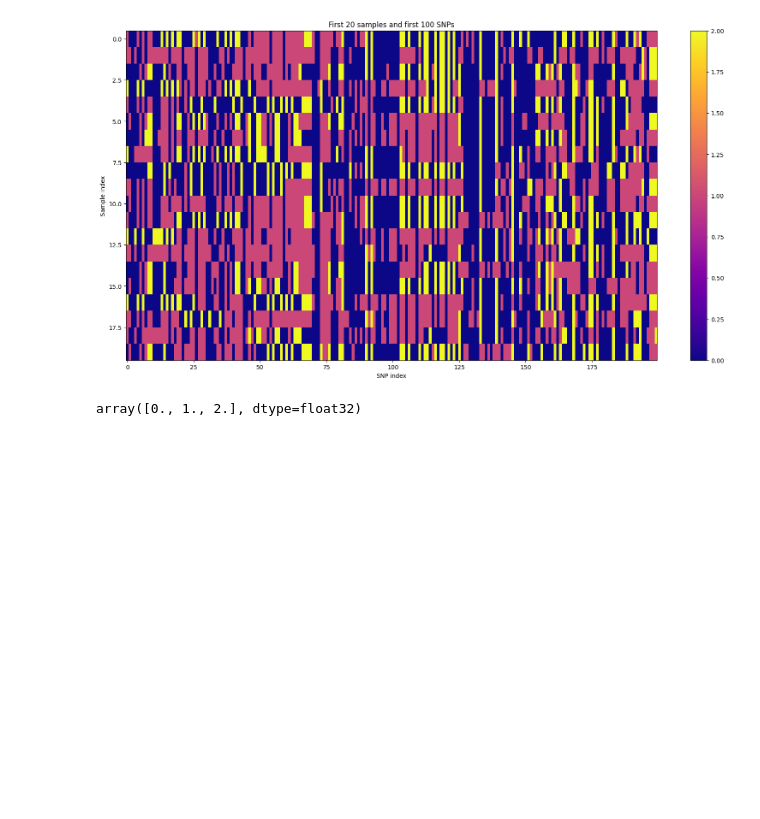
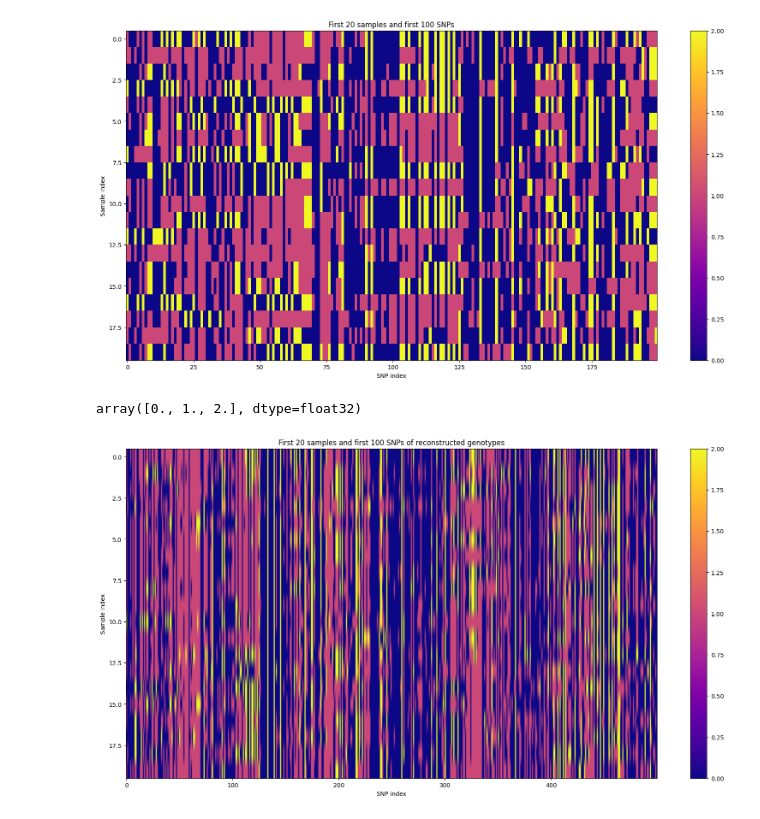
Before and after one commit to ak1376/XPopVAE, a Jupyter notebook: notebooks/inspecting_VAE_output.ipynb, the cells around one changed output. Saved outputs shown, nothing was run; the diff lists cells and outputs as text; code cells hidden in the pictures; blank space fills up the shorter version.

Commit message:
Adding capabilities for multiple experiments

```diff
--- a/notebooks/inspecting_VAE_output.ipynb
+++ b/notebooks/inspecting_VAE_output.ipynb
@@ -25,0 +30,13 @@ array([0., 1., 2.], dtype=float32)
+# %%
+val_recon = np.load('/sietch_colab/akapoor/XPopVAE/experiments/IM_symmetric/vae/ld_decay_val/reconstructed_genotypes_argmax.npy')
+# %%
+# create a heatmap of reconstructed genotypes for the first 20 samples and for the first 100 SNPs
+plt.figure(figsize=(20, 10))
+plt.imshow(val_recon[:20, :500], aspect='auto', cmap='plasma')
+plt.colorbar()
+plt.title('First 20 samples and first 500 SNPs of reconstructed genotypes')
+plt.xlabel('SNP index')
+plt.ylabel('Sample index')
+plt.show()
+# %% [output]
+[figure, added]
```
Also changed, not shown: parts of 20 cells of this notebook, 4 other files.
